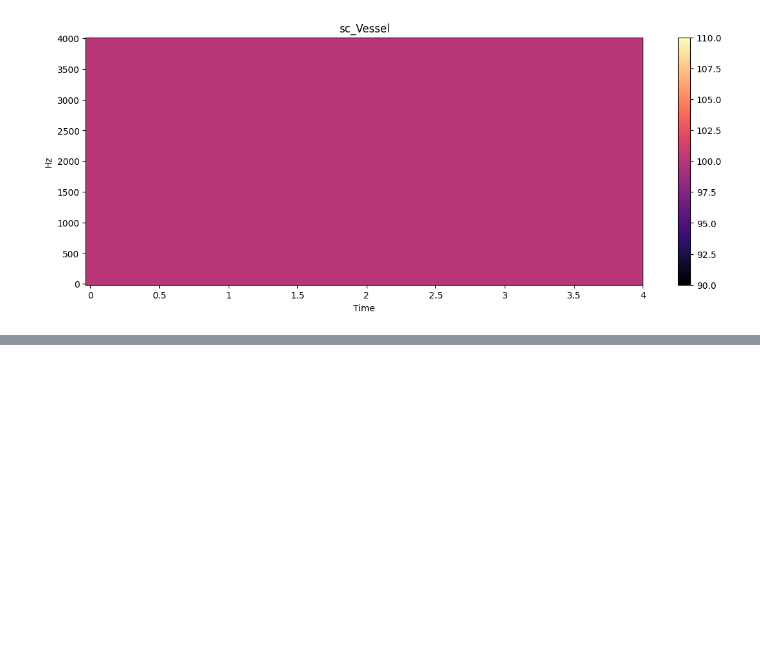
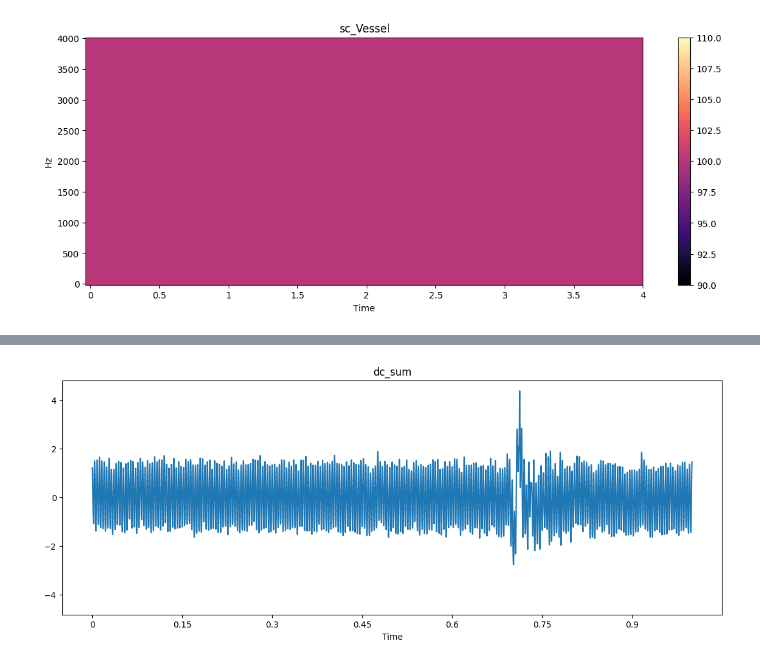
Before and after one commit to wtaylor17/ImageCFGen-Pytorch, a Jupyter notebook: audioAnalysis/first_analysis.ipynb, the cells around one changed output, grey strips where cells are left out. Drawn from its saved outputs; the diff is of its cells as text; code cells hidden in the pictures; blank space fills up the shorter version.

```diff
--- a/audioAnalysis/first_analysis.ipynb
+++ b/audioAnalysis/first_analysis.ipynb
@@ -79,0 +89,8 @@ my_f.save_audio(sc_vessel, sr=sr_vessel, name='sc_v')
+# %%
+# Mix of Background and vessel
+dc_sum = dc_vessel*0.7 + dc_back*0.3
+dc_sum = my_f.standardization(dc_sum)
+my_f.plot_signal(dc_sum, sr=sr_back, name='dc_sum')
+my_f.save_audio(dc_sum, sr=sr_vessel, name='dc_sum')
+# %% [output]
+[figure, added]
```
Also changed, not shown: parts of 1 cell of this notebook.
